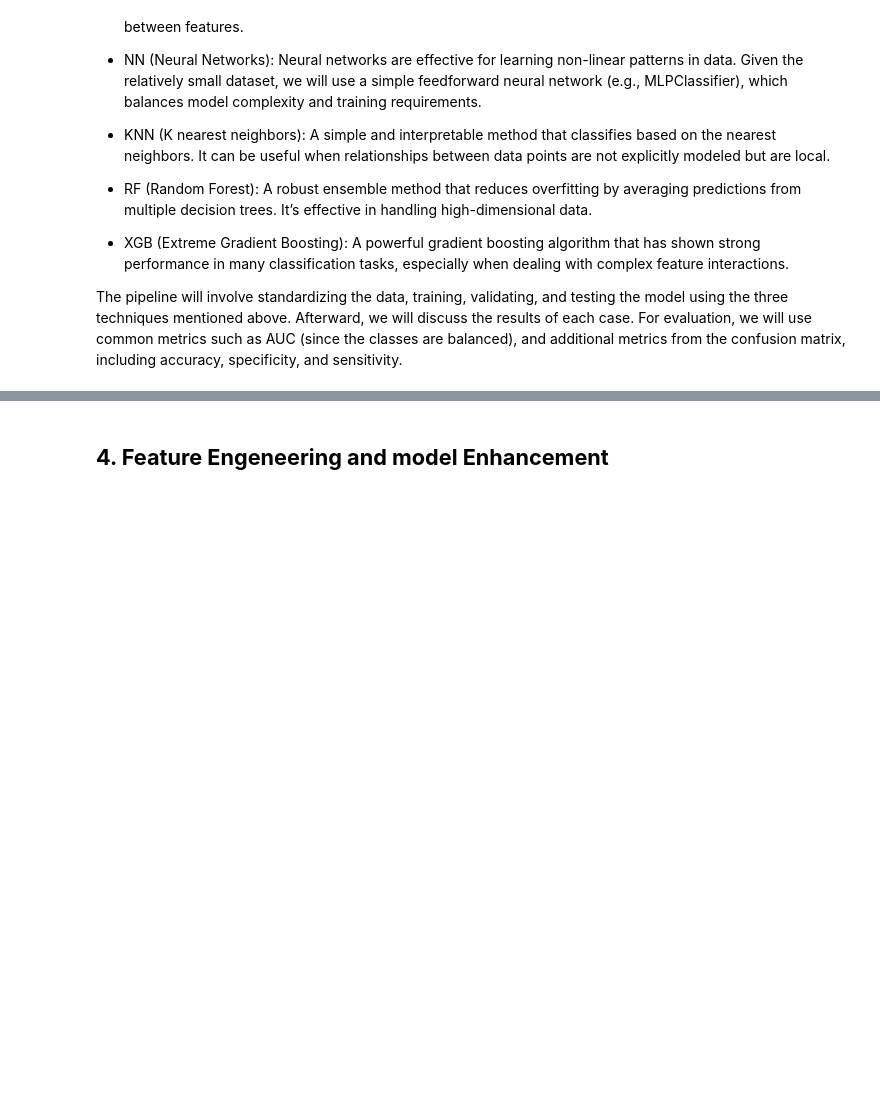
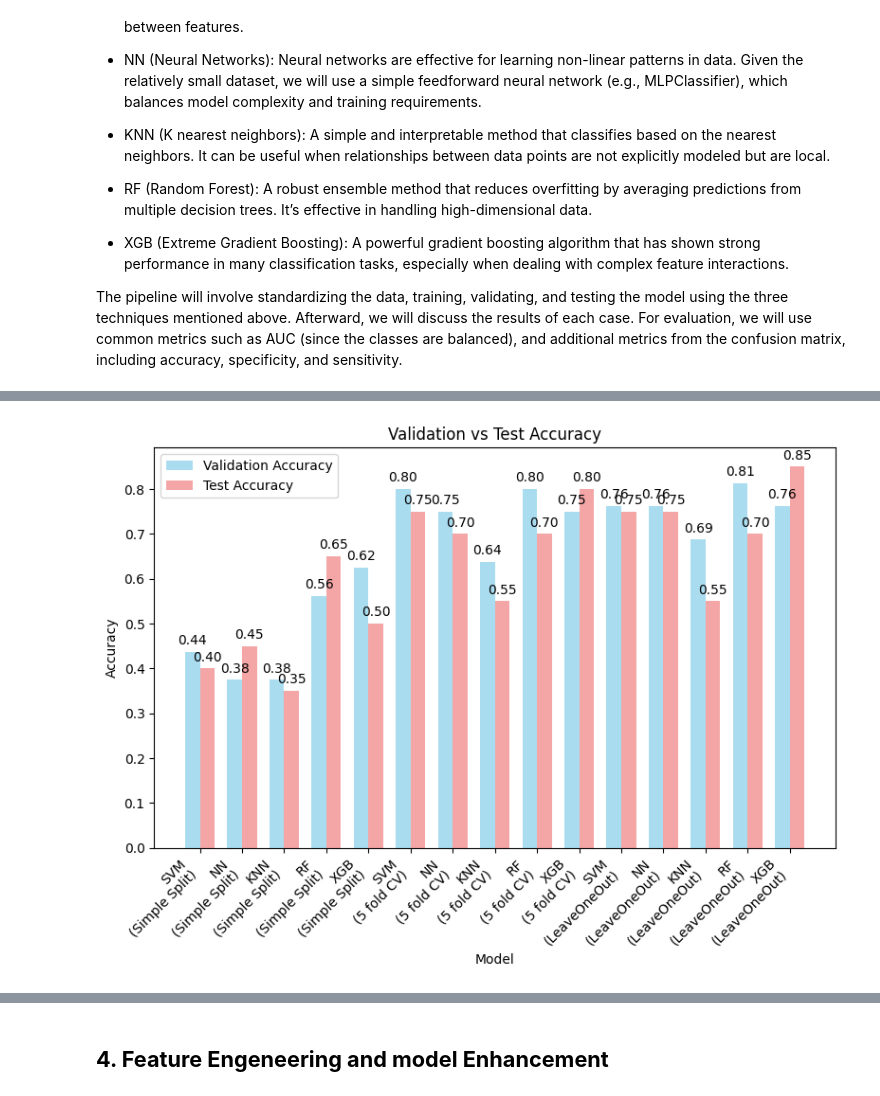
Before and after one commit to marcalvi/ML_Challenge1_G06, a Jupyter notebook: CHALLENGE_1.ipynb, the cells around one changed output, grey strips where cells are left out. Drawn from its saved outputs; the diff is of its cells as text; code cells hidden in the pictures; blank space fills up the shorter version.

Commit message:
part 3

```diff
--- a/CHALLENGE_1.ipynb
+++ b/CHALLENGE_1.ipynb
@@ -923,3 +864,35 @@ results_df
+# %%
+#to finalize with this part we can do a simple plot to compare the different models, validation and test
+
+fig, ax = plt.subplots(figsize=(8, 6))
+
+bar_width = 0.35
+index = np.arange(len(results_df))
+
+ax.bar(index, results_df['Validation Accuracy'], bar_width, label='Validation Accuracy', alpha=0.7, color='skyblue')
+ax.bar(index + bar_width, results_df['Test Accuracy'], bar_width, label='Test Accuracy', alpha=0.7, color='lightcoral')
+
+validation_types = results_df['Validation Method'].values
+xticks_labels = [f"{model}\n({validation})" for model, validation in zip(results_df['Model'], validation_types)]
+
+ax.set_xticks(index + bar_width / 2)
+ax.set_xticklabels(xticks_labels, rotation=45, ha='right')
+
+ax.set_xlabel('Model')
+ax.set_ylabel('Accuracy')
+ax.set_title('Validation vs Test Accuracy')
+
+for i in range(len(results_df)):
+    ax.text(i, results_df['Validation Accuracy'][i] + 0.01,
+            f"{results_df['Validation Accuracy'][i]:.2f}", ha='center', va='bottom', fontsize=10)
+    ax.text(i + bar_width, results_df['Test Accuracy'][i] + 0.01,
+            f"{results_df['Test Accuracy'][i]:.2f}", ha='center', va='bottom', fontsize=10)
+
+ax.legend()
+plt.tight_layout()
+plt.show()
+# %% [output]
+[figure, added]
 # %% [markdown]
 ### Interpretation of the Results
 
```
Also changed, not shown: parts of 8 cells of this notebook.
